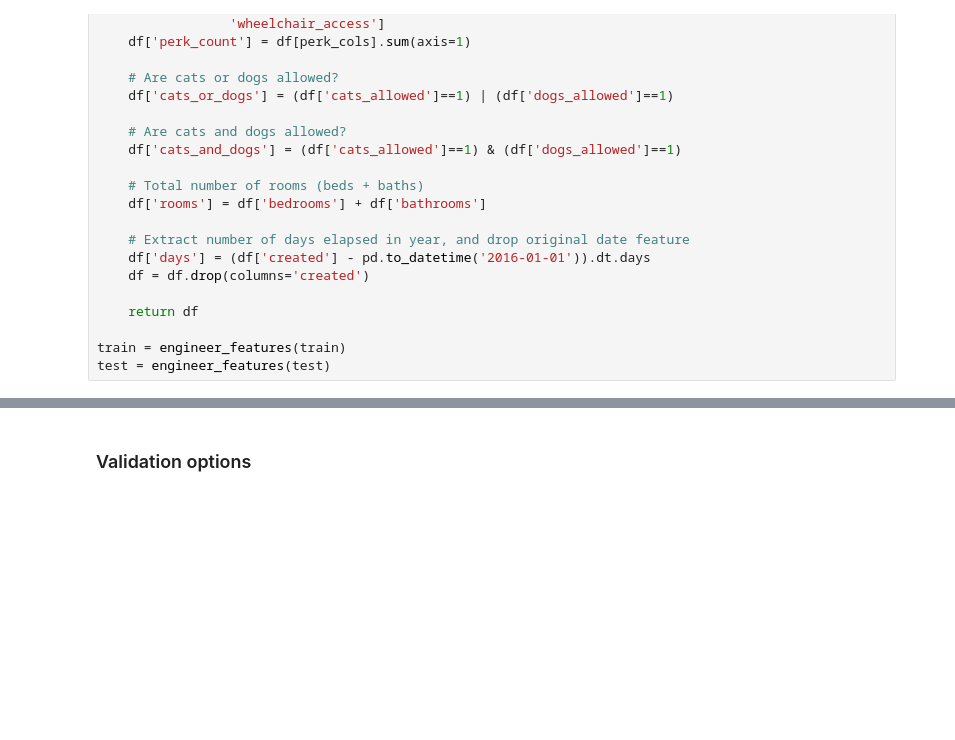
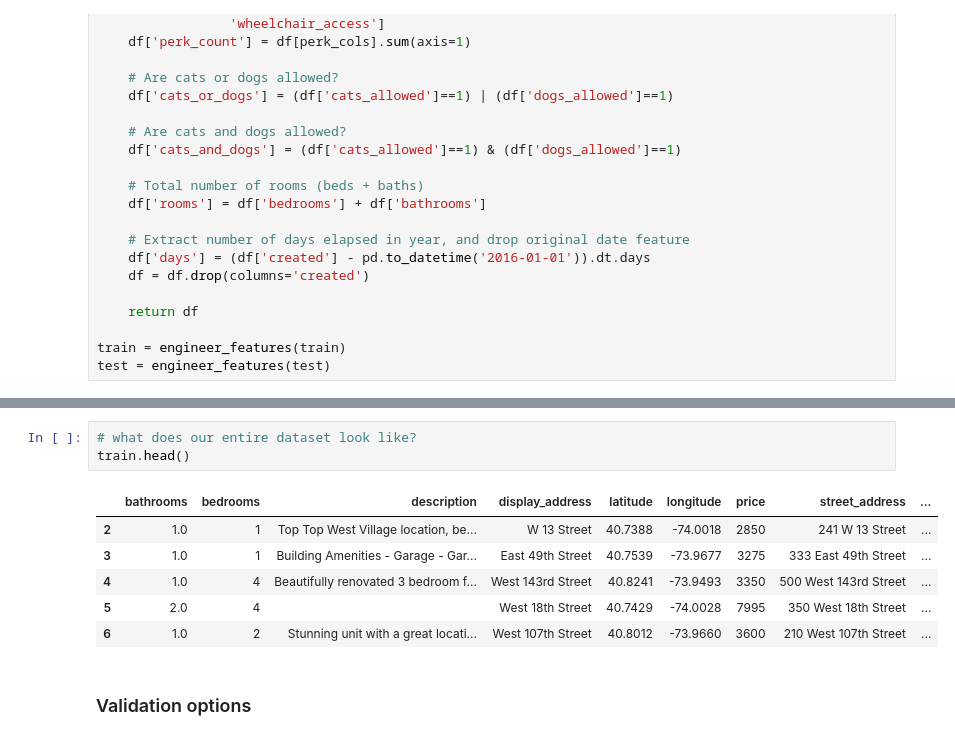
Before and after one commit to austinlasseter/DS-Unit-2-Kaggle-Challenge, a Jupyter notebook: module3-cross-validation/LS_DS_223.ipynb, the cells around one changed output, grey strips where cells are left out. Cells and saved outputs as stored; diff of their text form; blank space fills up the shorter version.

```diff
--- a/module3-cross-validation/LS_DS_223.ipynb
+++ b/module3-cross-validation/LS_DS_223.ipynb
@@ -338,3 +349,13 @@ test = engineer_features(test)
+# %%
+# what does our entire dataset look like?
+train.head()
+# %% [output]
+|  | bathrooms | bedrooms | description | display_address | latitude | longitude | price | street_address | ... |
+| 2 | 1.0 | 1 | Top Top West Village location, be... | W 13 Street | 40.7388 | -74.0018 | 2850 | 241 W 13 Street | ... |
+| 3 | 1.0 | 1 | Building Amenities - Garage - Gar... | East 49th Street | 40.7539 | -73.9677 | 3275 | 333 East 49th Street | ... |
+| 4 | 1.0 | 4 | Beautifully renovated 3 bedroom f... | West 143rd Street | 40.8241 | -73.9493 | 3350 | 500 West 143rd Street | ... |
+| 5 | 2.0 | 4 |  | West 18th Street | 40.7429 | -74.0028 | 7995 | 350 West 18th Street | ... |
+| 6 | 1.0 | 2 | Stunning unit with a great locati... | West 107th Street | 40.8012 | -73.9660 | 3600 | 210 West 107th Street | ... |
 # %% [markdown]
 ### Validation options
 # %% [markdown]
```
Also changed, not shown: parts of 2 cells of this notebook.
